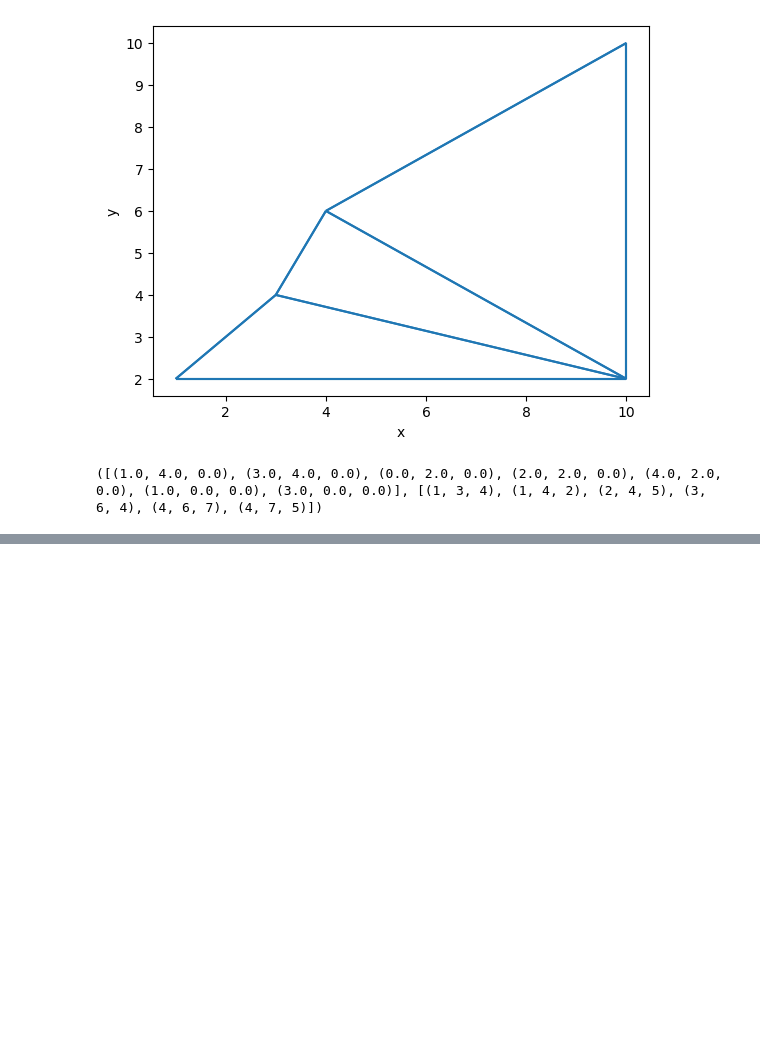
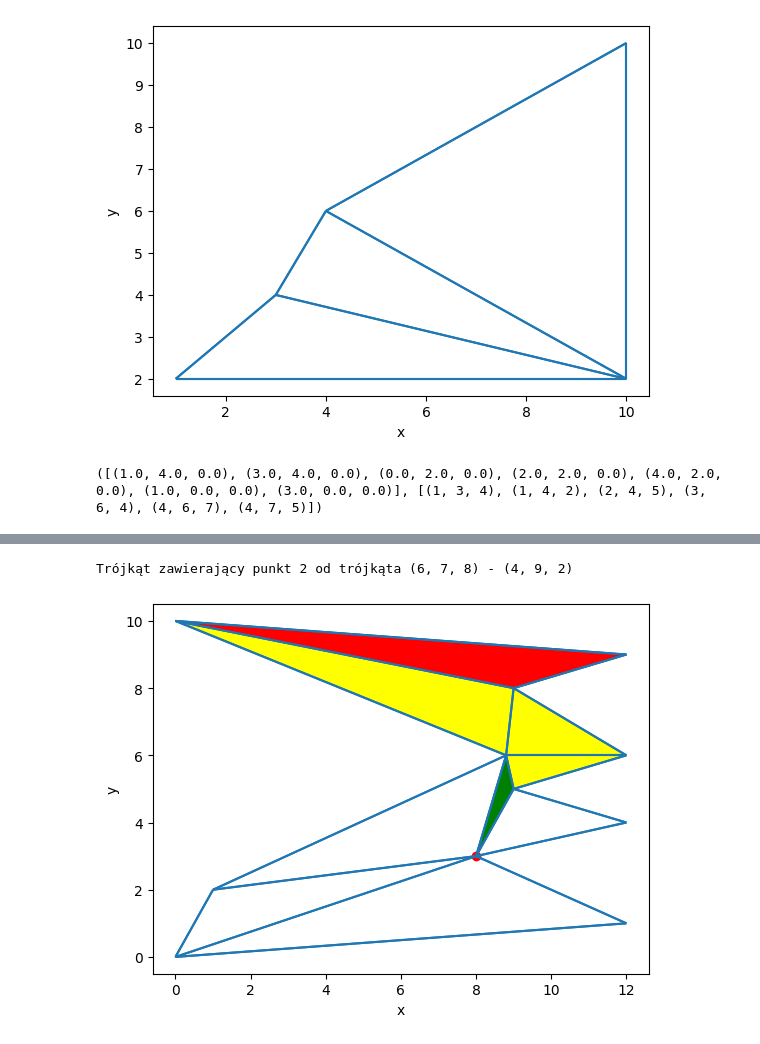
Before and after one commit to Blach03/AlgGeo-projekt, a Jupyter notebook: projekt.ipynb, the cells around one changed output, grey strips where cells are left out. Drawn from its saved outputs; the diff is of its cells as text; code cells hidden in the pictures; blank space fills up the shorter version.

```diff
--- a/projekt.ipynb
+++ b/projekt.ipynb
@@ -196,0 +330,77 @@ print(load_from_file("triangles.txt"))
+# %%
+def are_triangles_incident(triangle1, triangle2):
+    common_vertices = set(triangle1) & set(triangle2)
+    return len(common_vertices) > 1
+
+
+def find_triangle_containing_point(start_triangle, point, triangles):
+    current_triangle = start_triangle
+    visited_triangles = set()
+
+    while current_triangle is not None:
+        if current_triangle not in visited_triangles:
+            visited_triangles.add(current_triangle)
+            path_triangle=[]
+            for current_point in list(current_triangle):
+                path_triangle.append(vertices[current_point])
+                vis.add_polygon(path_triangle,  color = "yellow")
+
+            current_vertices = set(current_triangle)
+            if point in current_vertices:
+                return current_triangle
+
+            incident_triangles = [triangle for triangle in triangles if are_triangles_incident(current_triangle, triangle)]
+
+            unvisited_triangles = [triangle for triangle in incident_triangles if triangle not in visited_triangles]
+
+            if unvisited_triangles:
+                current_triangle = unvisited_triangles[0]
+
+            else:
+                break
+        else:
+            break
+
+    return None
+
+vertices = points4
+triangles = triangulation4
+
+start_triangle = (6, 7, 8)
+target_point = 2
+
+
+
+vis = Visualizer()
+vis.clear()
+triangulation = triangles
+points = vertices
+polygon = convert_to_lines(points)
+vis.add_line_segment(polygon)
+for triangle in triangulation:
+    add = [points[triangle[0]], points[triangle[1]], points[triangle[2]]]
+    lines = convert_to_lines(add)
+    vis.add_line_segment(lines)
+
+
+result_triangle = find_triangle_containing_point(start_triangle, target_point, triangles)
+
+print("Trójkąt zawierający punkt", target_point, "od trójkąta", start_triangle, "-", result_triangle)
+
+
+triangle=[]
+for point in start_triangle:
+    triangle.append(vertices[point])
+vis.add_polygon(triangle,  color = "red")
+
+triangle=[]
+for point in result_triangle:
+    triangle.append(vertices[point])
+vis.add_polygon(triangle,  color = "green")
+
+vis.add_point(vertices[target_point], color = "red")
+
+vis.show()
+# %% [output]
+Trójkąt zawierający punkt 2 od trójkąta (6, 7, 8) - (4, 9, 2)
+[figure, added]
```
Also changed, not shown: parts of 2 cells of this notebook.
